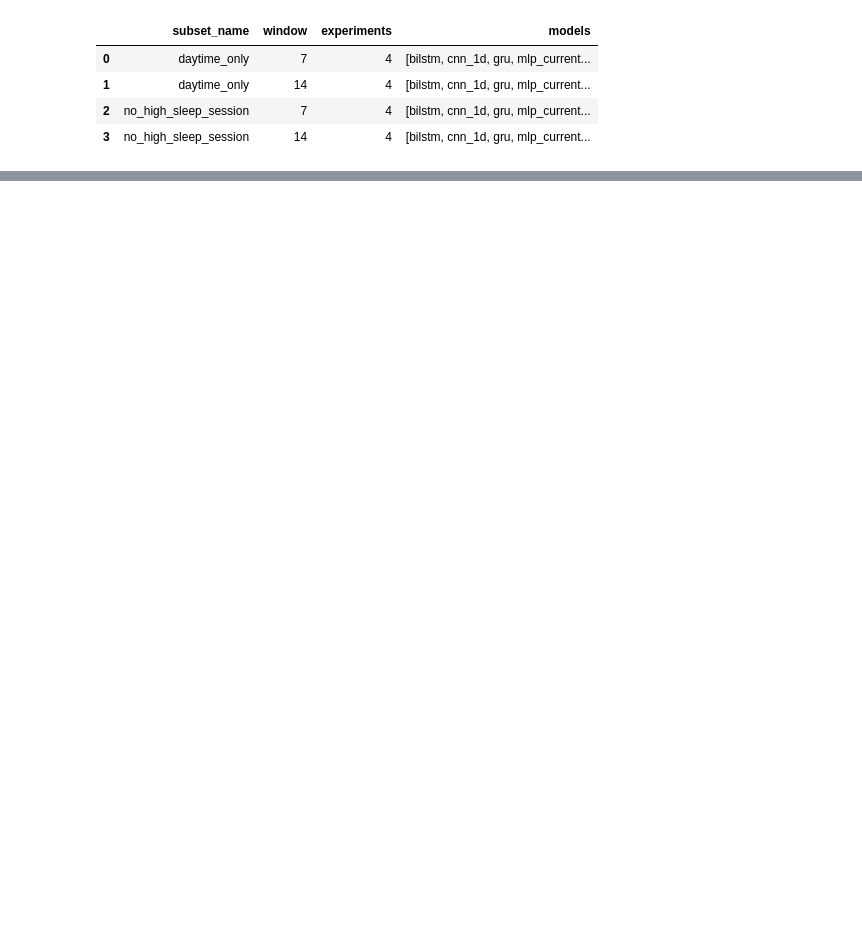
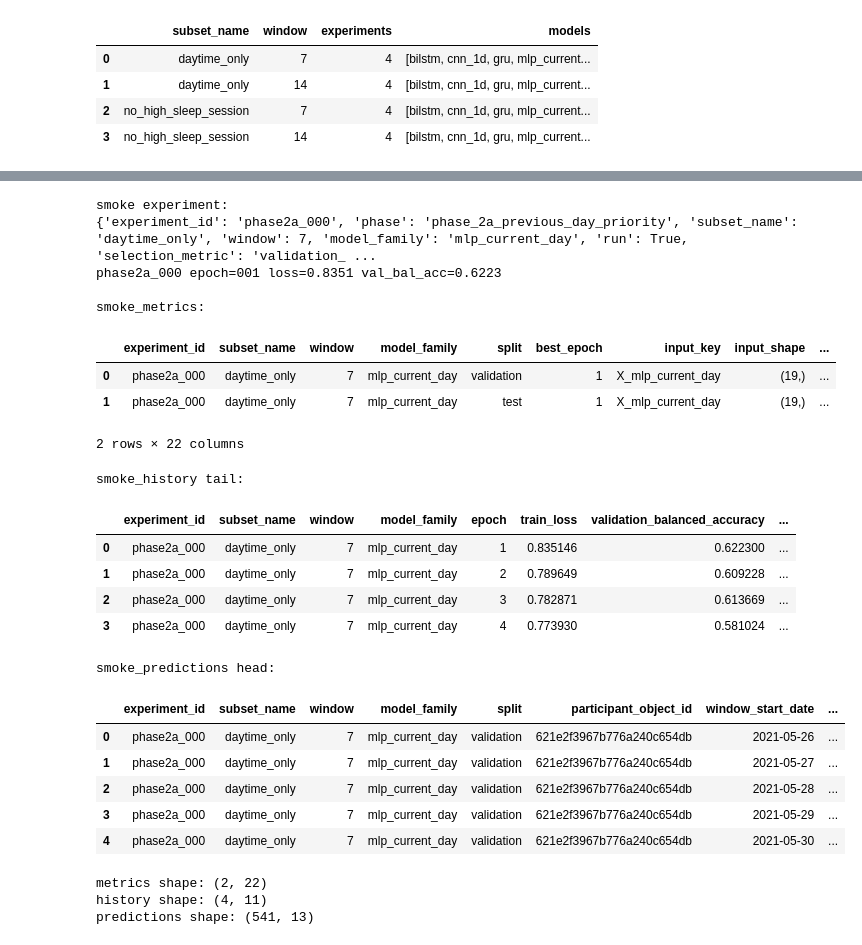
Before and after one commit to Polalise/DeepLearnin_sleep, a Jupyter notebook: notebooks/05_deep_learning_previous_day_feature_experiments.ipynb, the cells around one changed output, grey strips where cells are left out. Saved outputs shown, nothing was run; the diff lists cells and outputs as text; code cells hidden in the pictures; blank space fills up the shorter version.

```diff
--- a/notebooks/05_deep_learning_previous_day_feature_experiments.ipynb
+++ b/notebooks/05_deep_learning_previous_day_feature_experiments.ipynb
@@ -754,0 +1494,63 @@ phase_2a experiments: 16
+# %%
+# Previous-day Phase 2A smoke training 셀
+# 목적:
+# - previous-day 데이터에서 학습 함수가 정상 작동하는지 1개 실험만 확인한다.
+# - 전체 16개 실행 전에 metrics/history/predictions 생성 여부를 확인한다.
+
+ORIGINAL_NUM_EPOCHS = NUM_EPOCHS
+ORIGINAL_PATIENCE = PATIENCE
+
+NUM_EPOCHS = 5
+PATIENCE = 3
+
+smoke_row = phase_2a_grid.iloc[0].copy()
+
+print("smoke experiment:")
+print(smoke_row.to_dict())
+
+smoke_metrics, smoke_history, smoke_predictions = train_one_experiment(
+    smoke_row,
+    verbose=True,
+)
+
+NUM_EPOCHS = ORIGINAL_NUM_EPOCHS
+PATIENCE = ORIGINAL_PATIENCE
+
+print("\nsmoke_metrics:")
+display(smoke_metrics)
+
+print("\nsmoke_history tail:")
+display(smoke_history.tail())
+
+print("\nsmoke_predictions head:")
+display(smoke_predictions.head())
+
+print("metrics shape:", smoke_metrics.shape)
+print("history shape:", smoke_history.shape)
+print("predictions shape:", smoke_predictions.shape)
+# %% [output]
+smoke experiment:
+{'experiment_id': 'phase2a_000', 'phase': 'phase_2a_previous_day_priority', 'subset_name': 'daytime_only', 'window': 7, 'model_family': 'mlp_current_day', 'run': True, 'selection_metric': 'validation_ ...
+phase2a_000 epoch=001 loss=0.8351 val_bal_acc=0.6223
+
+smoke_metrics:
+|  | experiment_id | subset_name | window | model_family | split | best_epoch | input_key | input_shape | ... |
+| 0 | phase2a_000 | daytime_only | 7 | mlp_current_day | validation | 1 | X_mlp_current_day | (19,) | ... |
+| 1 | phase2a_000 | daytime_only | 7 | mlp_current_day | test | 1 | X_mlp_current_day | (19,) | ... |
+2 rows × 22 columns
+smoke_history tail:
+|  | experiment_id | subset_name | window | model_family | epoch | train_loss | validation_balanced_accuracy | ... |
+| 0 | phase2a_000 | daytime_only | 7 | mlp_current_day | 1 | 0.835146 | 0.622300 | ... |
+| 1 | phase2a_000 | daytime_only | 7 | mlp_current_day | 2 | 0.789649 | 0.609228 | ... |
+| 2 | phase2a_000 | daytime_only | 7 | mlp_current_day | 3 | 0.782871 | 0.613669 | ... |
+| 3 | phase2a_000 | daytime_only | 7 | mlp_current_day | 4 | 0.773930 | 0.581024 | ... |
+smoke_predictions head:
+|  | experiment_id | subset_name | window | model_family | split | participant_object_id | window_start_date | ... |
+| 0 | phase2a_000 | daytime_only | 7 | mlp_current_day | validation | 621e2f3967b776a240c654db | 2021-05-26 | ... |
+| 1 | phase2a_000 | daytime_only | 7 | mlp_current_day | validation | 621e2f3967b776a240c654db | 2021-05-27 | ... |
+| 2 | phase2a_000 | daytime_only | 7 | mlp_current_day | validation | 621e2f3967b776a240c654db | 2021-05-28 | ... |
+| 3 | phase2a_000 | daytime_only | 7 | mlp_current_day | validation | 621e2f3967b776a240c654db | 2021-05-29 | ... |
+| 4 | phase2a_000 | daytime_only | 7 | mlp_current_day | validation | 621e2f3967b776a240c654db | 2021-05-30 | ... |
+metrics shape: (2, 22)
+history shape: (4, 11)
+predictions shape: (541, 13)
```
Also changed, not shown: parts of 8 cells of this notebook, 8 other files.
